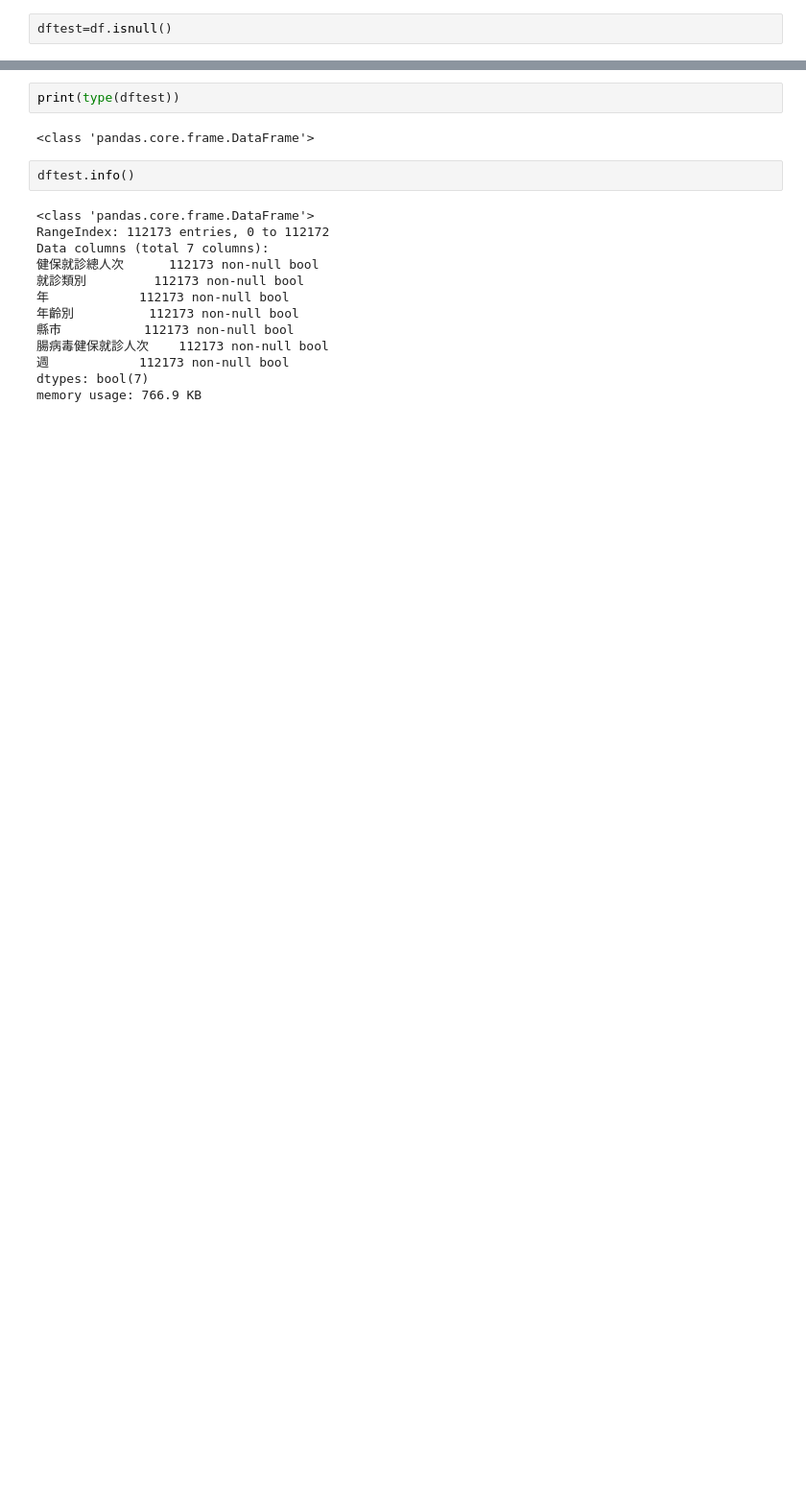
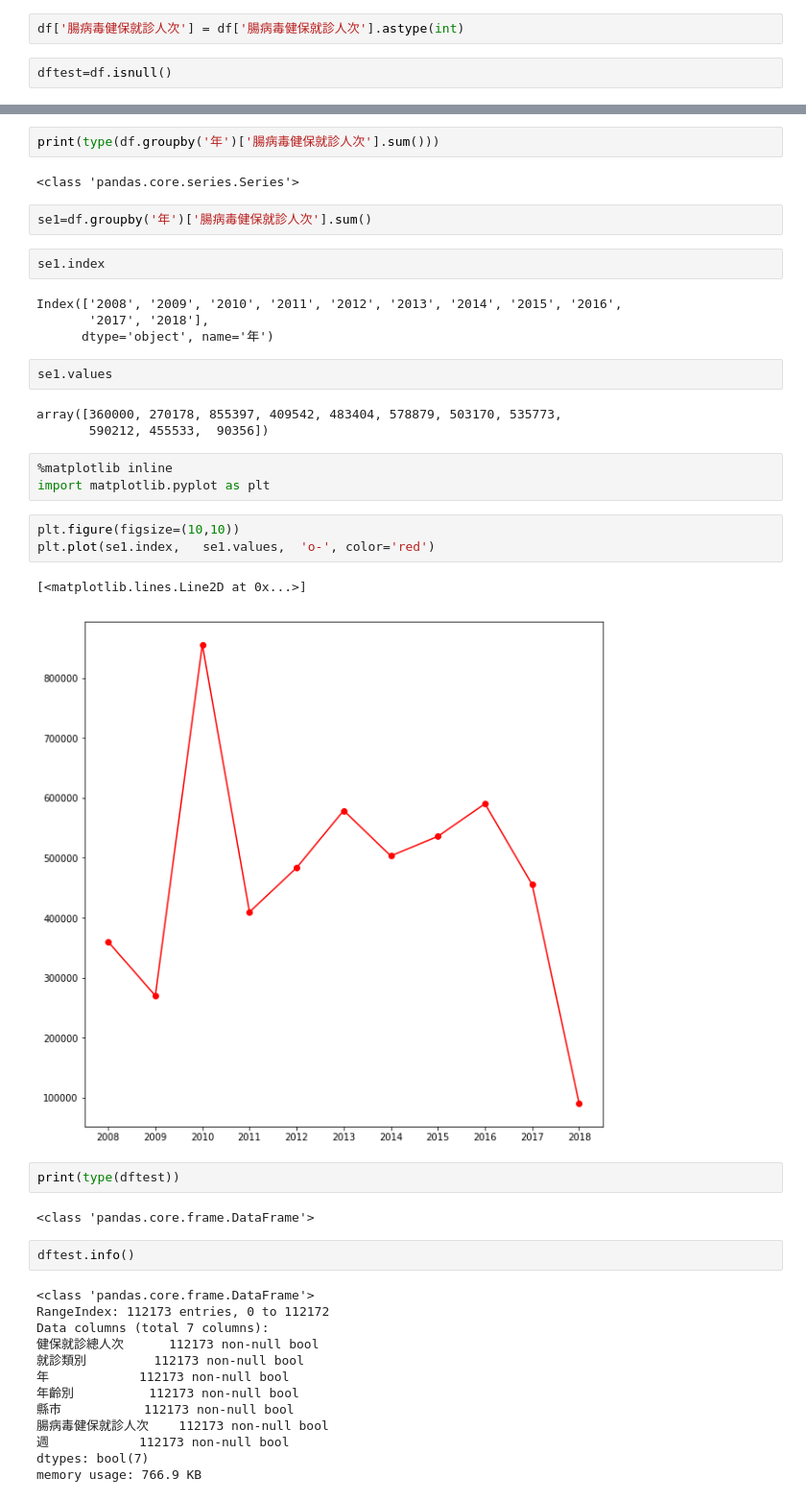
Before and after one commit to alabtsai/FGU-Class, a Jupyter notebook: Lecture_0530.ipynb, the cells around one changed output, grey strips where cells are left out. Shown: that part at 96% size. Saved outputs shown, nothing was run; the diff lists cells and outputs as text; blank space fills up the shorter version.

Commit message:
Visulization plot

```diff
--- a/Lecture_0530.ipynb
+++ b/Lecture_0530.ipynb
@@ -22,5 +22,7 @@ Data columns (total 7 columns):
 週            112173 non-null object
 dtypes: object(7)
 memory usage: 6.0+ MB
+# %%
+df['腸病毒健保就診人次'] = df['腸病毒健保就診人次'].astype(int)
 # %%
 dftest=df.isnull()
@@ -27,3 +60,29 @@ dftest=df.isnull()
+# %%
+print(type(df.groupby('年')['腸病毒健保就診人次'].sum()))
+# %% [output]
+<class 'pandas.core.series.Series'>
+# %%
+se1=df.groupby('年')['腸病毒健保就診人次'].sum()
+# %%
+se1.index
+# %% [output]
+Index(['2008', '2009', '2010', '2011', '2012', '2013', '2014', '2015', '2016',
+       '2017', '2018'],
+      dtype='object', name='年')
+# %%
+se1.values
+# %% [output]
+array([360000, 270178, 855397, 409542, 483404, 578879, 503170, 535773,
+       590212, 455533,  90356])
+# %%
+%matplotlib inline
+import matplotlib.pyplot as plt
+# %%
+plt.figure(figsize=(10,10))
+plt.plot(se1.index,   se1.values,  'o-', color='red')
+# %% [output]
+[<matplotlib.lines.Line2D at 0x...>]
+[figure, added]
 # %%
 print(type(dftest))
 # %% [output]
```
Also changed, not shown: parts of 3 cells of this notebook.
